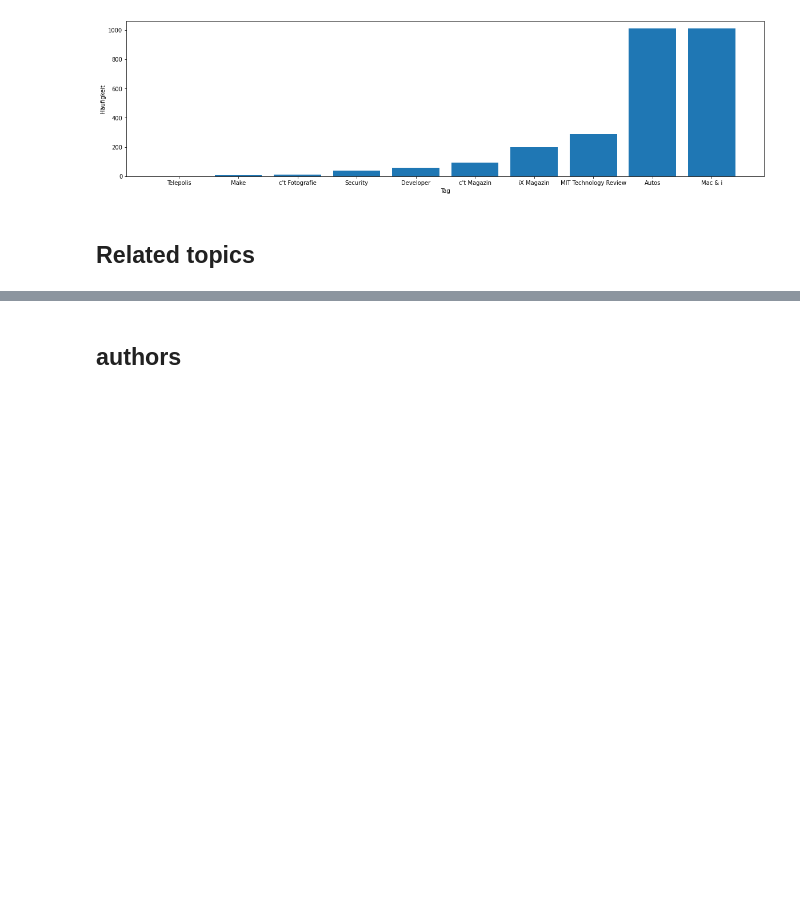
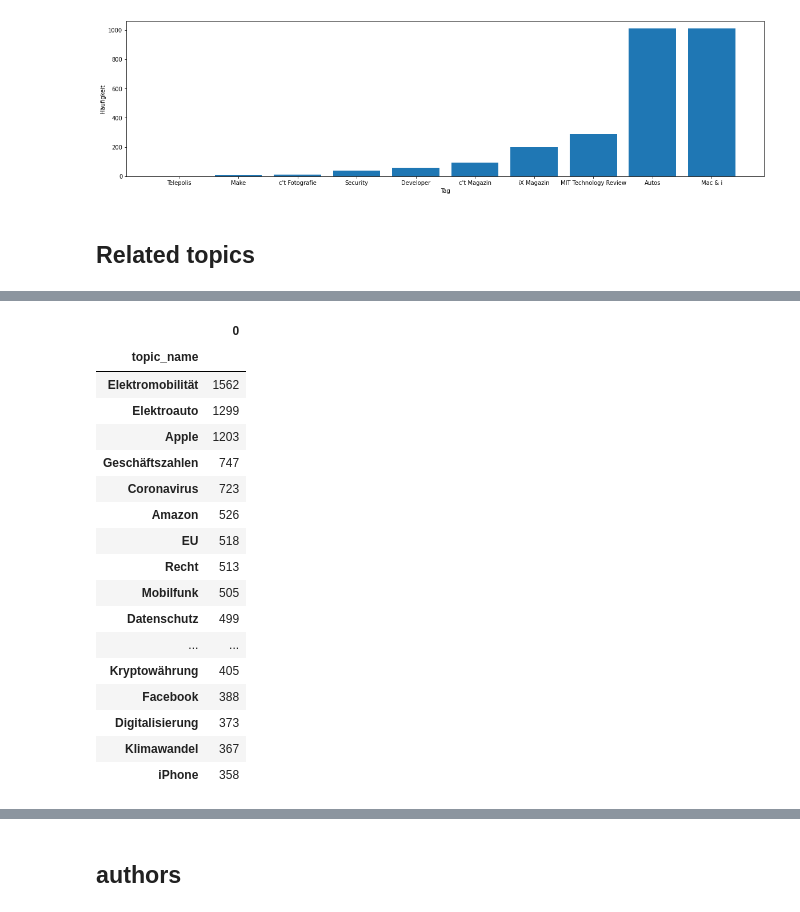
Before and after one commit to Chr1st1anG/NLP, a Jupyter notebook: Exploartion.ipynb, the cells around one changed output, grey strips where cells are left out. Cells and saved outputs as stored; diff of their text form; code cells hidden in the pictures; blank space fills up the shorter version.

```diff
--- a/Exploartion.ipynb
+++ b/Exploartion.ipynb
@@ -259,0 +328,26 @@ plt.show()
+# %%
+topics_df = DataFrame(topics,columns=['topic_name'])
+
+df = topics_df.groupby(['topic_name']).size()
+df = df.to_frame()
+sorted_df = df.sort_values(by=0,ascending=False)
+sorted_df.head(20)
+# %% [output]
+|  | 0 |
+| topic_name |  |
+| Elektromobilität | 1562 |
+| Elektroauto | 1299 |
+| Apple | 1203 |
+| Geschäftszahlen | 747 |
+| Coronavirus | 723 |
+| Amazon | 526 |
+| EU | 518 |
+| Recht | 513 |
+| Mobilfunk | 505 |
+| Datenschutz | 499 |
+| ... | ... |
+| Kryptowährung | 405 |
+| Facebook | 388 |
+| Digitalisierung | 373 |
+| Klimawandel | 367 |
+| iPhone | 358 |
```
Also changed, not shown: parts of 20 cells of this notebook.
